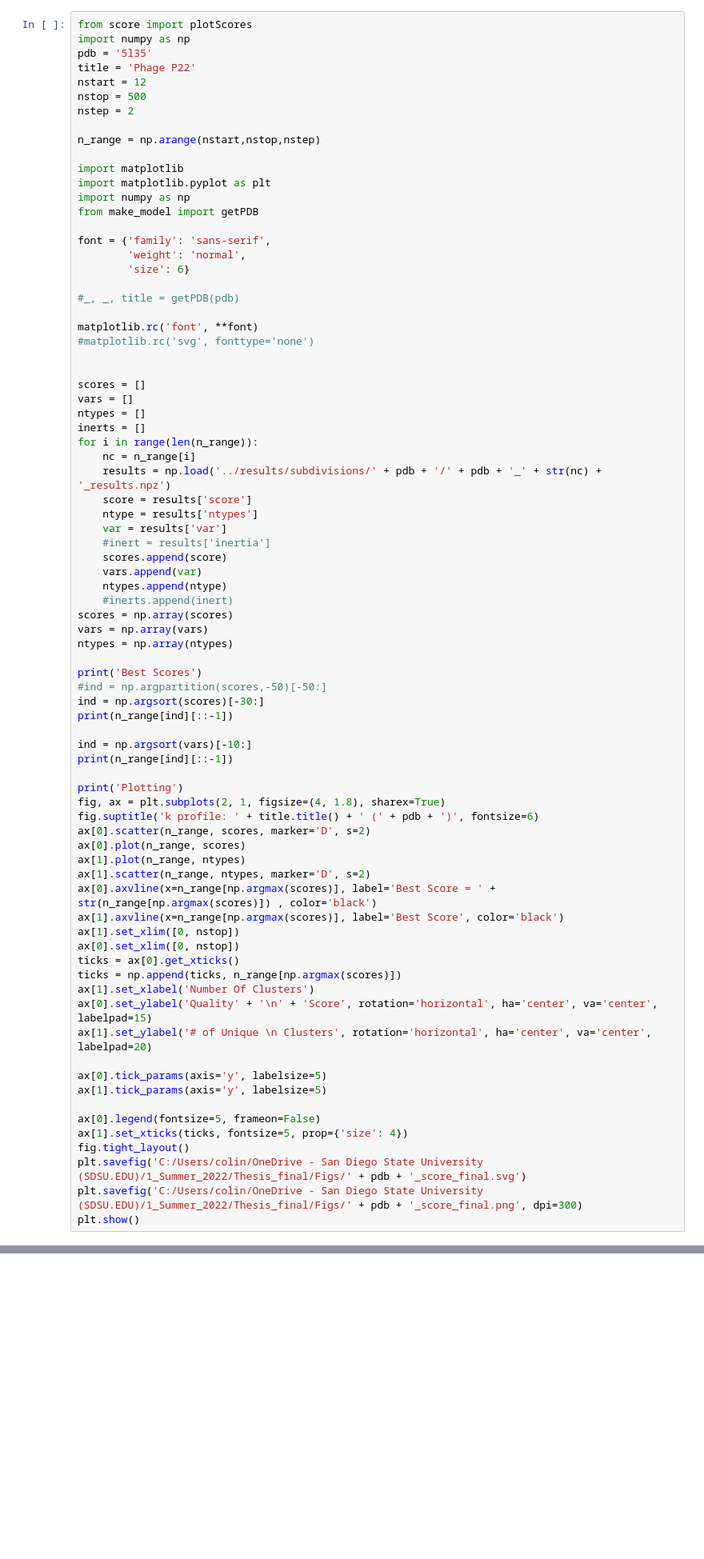
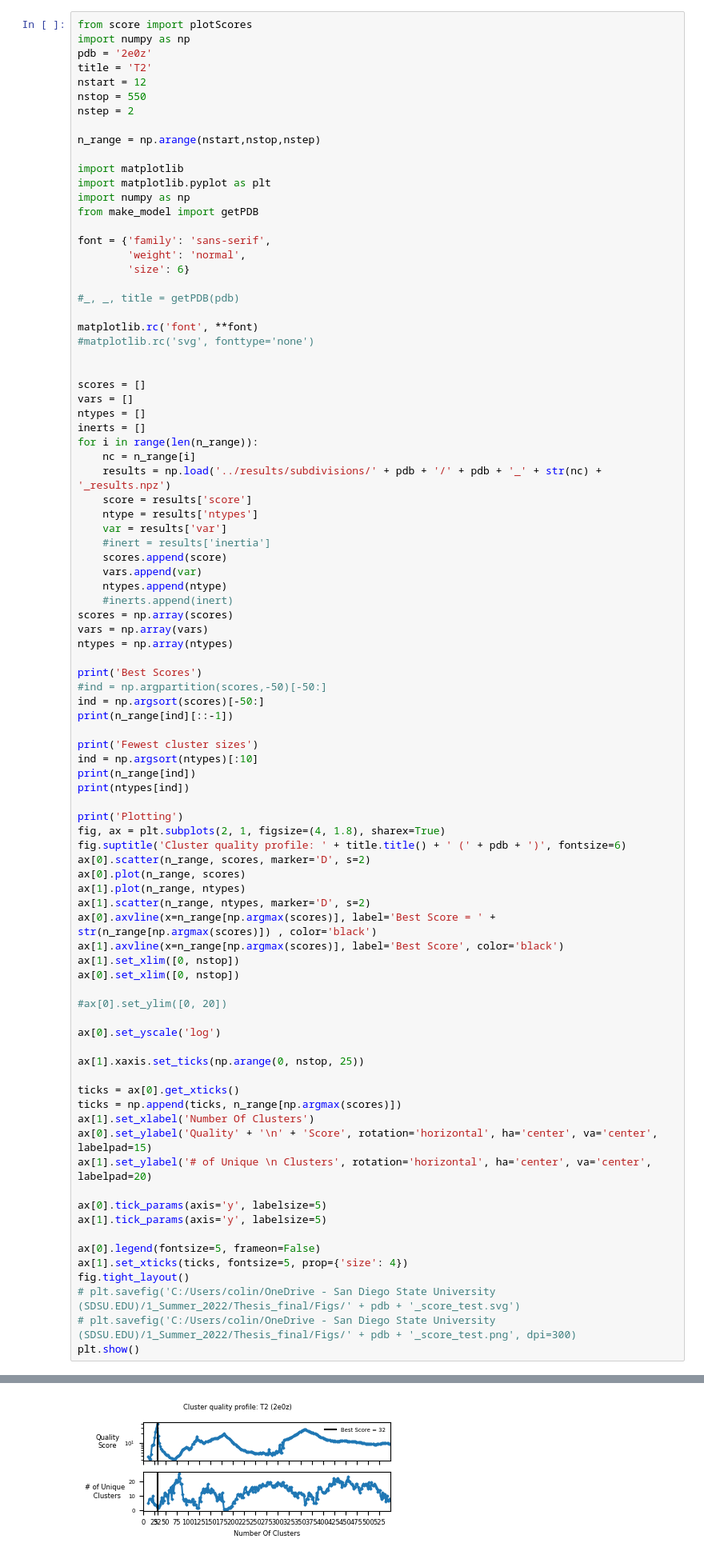
Before and after one commit to luquelab/mechanical_subdivision_ProDy, a Jupyter notebook: src/Figures.ipynb, the cells around one changed output, grey strips where cells are left out. Shown at 80% size. Cells and saved outputs as stored; diff of their text form; blank space fills up the shorter version.

```diff
--- a/src/Figures.ipynb
+++ b/src/Figures.ipynb
@@ -332,10 +253,10 @@ Plotting
 # %%
 from score import plotScores
 import numpy as np
-pdb = '5l35'
-title = 'Phage P22'
+pdb = '2e0z'
+title = 'T2'
 nstart = 12
-nstop = 500
+nstop = 550
 nstep = 2
 
 n_range = np.arange(nstart,nstop,nstep)
@@ -376,15 +297,17 @@ ntypes = np.array(ntypes)
 
 print('Best Scores')
 #ind = np.argpartition(scores,-50)[-50:]
-ind = np.argsort(scores)[-30:]
+ind = np.argsort(scores)[-50:]
 print(n_range[ind][::-1])
 
-ind = np.argsort(vars)[-10:]
-print(n_range[ind][::-1])
+print('Fewest cluster sizes')
+ind = np.argsort(ntypes)[:10]
+print(n_range[ind])
+print(ntypes[ind])
 
 print('Plotting')
 fig, ax = plt.subplots(2, 1, figsize=(4, 1.8), sharex=True)
-fig.suptitle('k profile: ' + title.title() + ' (' + pdb + ')', fontsize=6)
+fig.suptitle('Cluster quality profile: ' + title.title() + ' (' + pdb + ')', fontsize=6)
 ax[0].scatter(n_range, scores, marker='D', s=2)
 ax[0].plot(n_range, scores)
 ax[1].plot(n_range, ntypes)
@@ -393,6 +316,13 @@ ax[0].axvline(x=n_range[np.argmax(scores)], label='Best Score = ' + str(n_range[
 ax[1].axvline(x=n_range[np.argmax(scores)], label='Best Score', color='black')
 ax[1].set_xlim([0, nstop])
 ax[0].set_xlim([0, nstop])
+
+#ax[0].set_ylim([0, 20])
+
+ax[0].set_yscale('log')
+
+ax[1].xaxis.set_ticks(np.arange(0, nstop, 25))
+
 ticks = ax[0].get_xticks()
 ticks = np.append(ticks, n_range[np.argmax(scores)])
 ax[1].set_xlabel('Number Of Clusters')
@@ -405,7 +335,7 @@ ax[1].tick_params(axis='y', labelsize=5)
 ax[0].legend(fontsize=5, frameon=False)
 ax[1].set_xticks(ticks, fontsize=5, prop={'size': 4})
 fig.tight_layout()
-plt.savefig('C:/Users/colin/OneDrive - San Diego State University (SDSU.EDU)/1_Summer_2022/Thesis_final/Figs/' + pdb + '_score_final.svg')
-plt.savefig('C:/Users/colin/OneDrive - San Diego State University (SDSU.EDU)/1_Summer_2022/Thesis_final/Figs/' + pdb + '_score_final.png', dpi=300)
+# plt.savefig('C:/Users/colin/OneDrive - San Diego State University (SDSU.EDU)/1_Summer_2022/Thesis_final/Figs/' + pdb + '_score_test.svg')
+# plt.savefig('C:/Users/colin/OneDrive - San Diego State University (SDSU.EDU)/1_Summer_2022/Thesis_final/Figs/' + pdb + '_score_test.png', dpi=300)
 plt.show()
 # %% [output]
@@ -413,3 +350,4 @@ FileNotFoundError: [Errno 2] No such file or directory: '../results/subdivisions
+[figure, added]
 # %% [markdown]
 ## Squared Fluctuations Figure
 # %%
```
Also changed, not shown: parts of 22 cells of this notebook, 6 other files.
